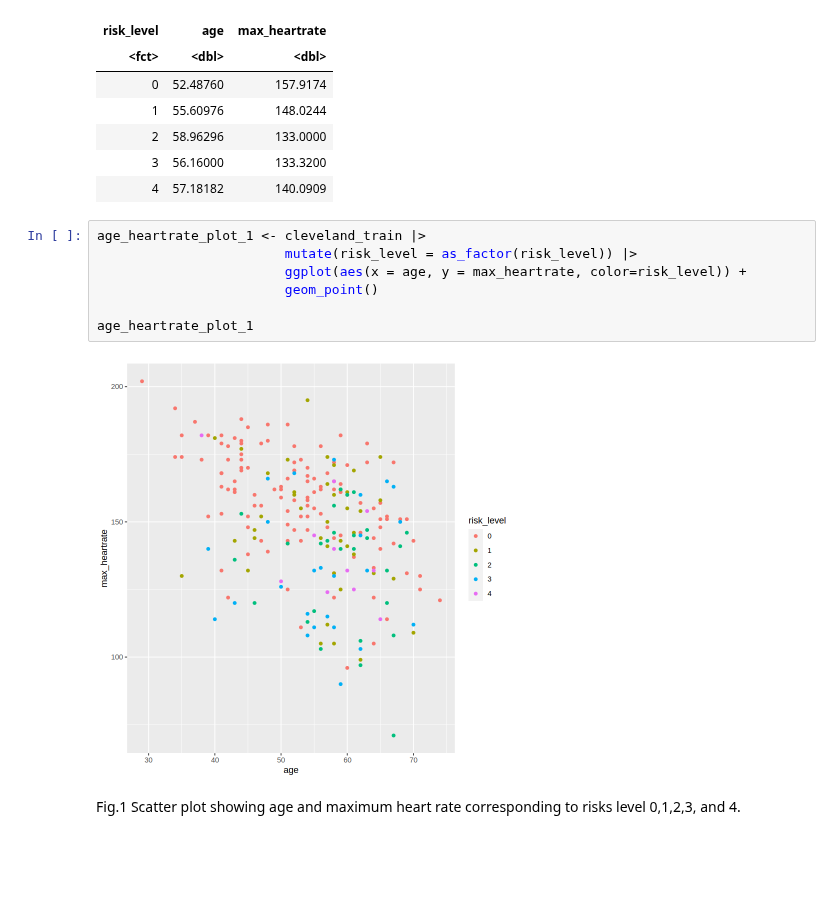
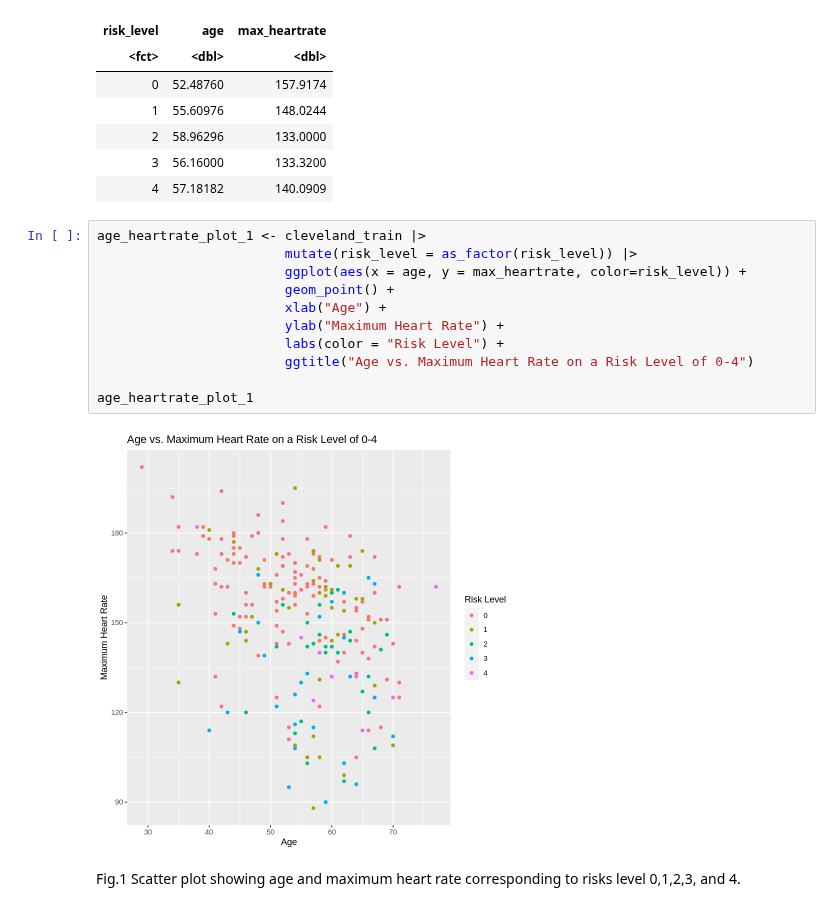
Before and after one commit to samdang03/DSCI-100_2022w2-Group-006, a Jupyter notebook: Cleveland_Heart_Data.ipynb, the cells around one changed output. Drawn from its saved outputs; the diff is of its cells as text; blank space fills up the shorter version.

Commit message:
figure axes relabelled and titles added to graphs

```diff
--- a/Cleveland_Heart_Data.ipynb
+++ b/Cleveland_Heart_Data.ipynb
@@ -104,12 +104,16 @@ A tibble: 5 × 3
 # %%
 age_heartrate_plot_1 <- cleveland_train |>
                         mutate(risk_level = as_factor(risk_level)) |>
                         ggplot(aes(x = age, y = max_heartrate, color=risk_level)) +
-                        geom_point()
+                        geom_point() +
+                        xlab("Age") +
+                        ylab("Maximum Heart Rate") +
+                        labs(color = "Risk Level") +
+                        ggtitle("Age vs. Maximum Heart Rate on a Risk Level of 0-4")
 
 age_heartrate_plot_1
 # %% [output]
-[figure, old version]
+[figure, new version]
 # %% [markdown]
 Fig.1 Scatter plot showing age and maximum heart rate corresponding to risks level 0,1,2,3, and 4.
 # %% [markdown]
```
Also changed, not shown: parts of 1 cell of this notebook.
